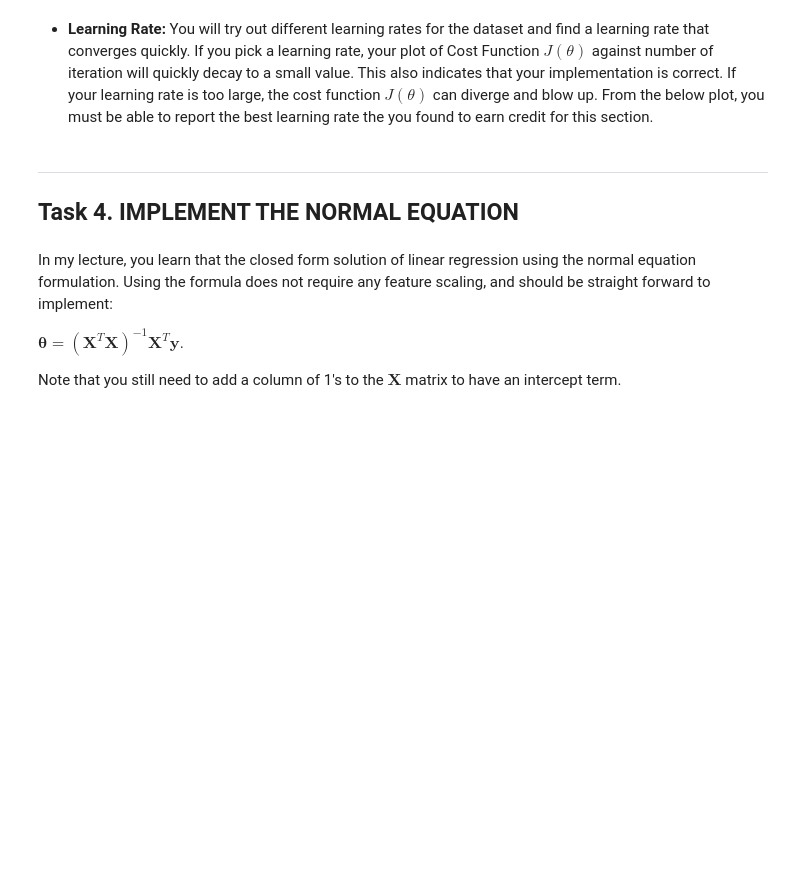
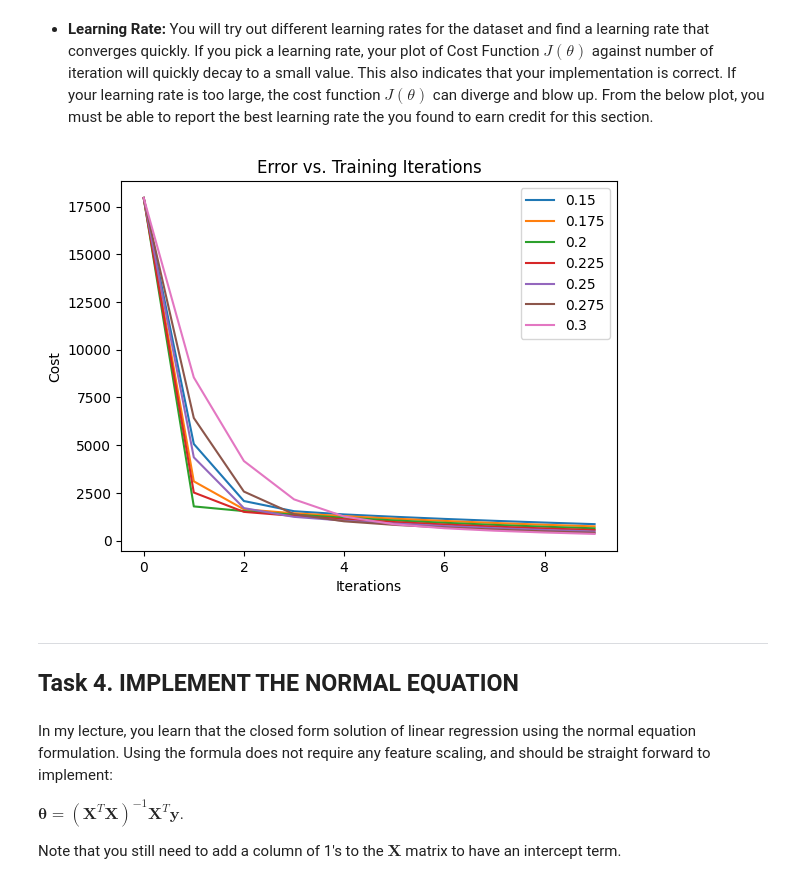
Before and after one commit to JackHalliwill/ML_Assignment1, a Jupyter notebook: jh8vn_assignment_1.ipynb, the cells around one changed output. Cells and saved outputs as stored; diff of their text form; code cells hidden in the pictures; blank space fills up the shorter version.

```diff
--- a/jh8vn_assignment_1.ipynb
+++ b/jh8vn_assignment_1.ipynb
@@ -289,3 +296,36 @@ myGradientDescentModel.fitUsingGradientDescent(X_train, y_train)
+# %%
+# Use the following code to plot out your learning rate
+# iters and cost must be supplied to plot out the cost function
+# You must plot multiple curves corresponding to different learning rates to justify the best one.
+
+#I started with iterations = [0 - 1000 by 100s]. This was way too much and made the cost be very low.
+#Then I tried a range of rates from 0 to .99, which also skewed the graph by a lot
+#Eventually after shaving off values that skewed the graph from either end, and rescaling the values. I ended up with the below values
+
+
+iterations = [x for x in range(0,10,1)]
+
+learningRates = [.15, .175, .2, .225, .25, .275, .3]
+
+gradDes = MyLinearRegression()
+
+for rate in learningRates:
+    costsForRate = []
+    bestRate = bestRateOverall
+    for iter in iterations:
+        gradDes.fitUsingGradientDescent(X_train, y_train, rate, iter)
+        costsForRate.append(gradDes.cost)
+    plt.plot(iterations, costsForRate, label=(rate))
+
+plt.xlabel('Iterations')
+plt.ylabel('Cost')
+plt.title('Error vs. Training Iterations')
+plt.legend()
+plt.show()
+
+# I found that the learning rate .225 converges very quickly and converges closer to the true value than some other options that may converges more quickly, but further from the true value.
+# %% [output]
+[figure, added]
 # %% [markdown]
 - - -
 ## Task 4. IMPLEMENT THE NORMAL EQUATION
```
Also changed, not shown: parts of 2 cells of this notebook.
